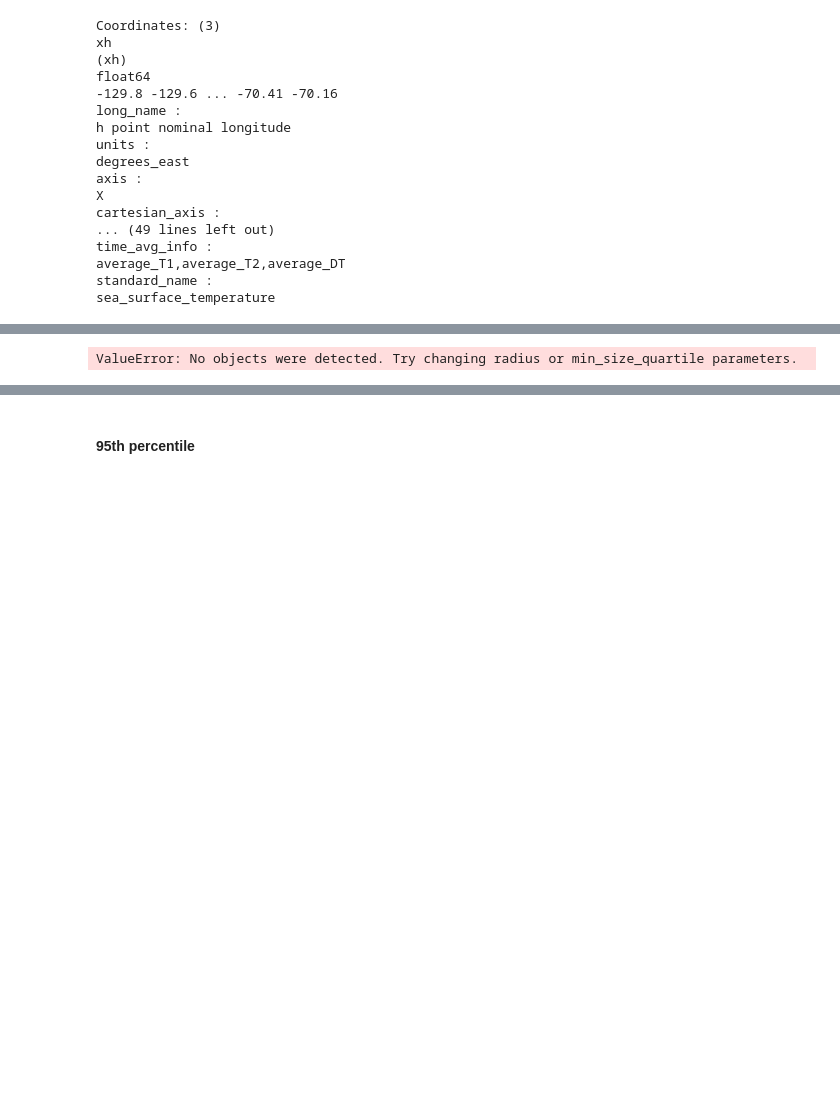
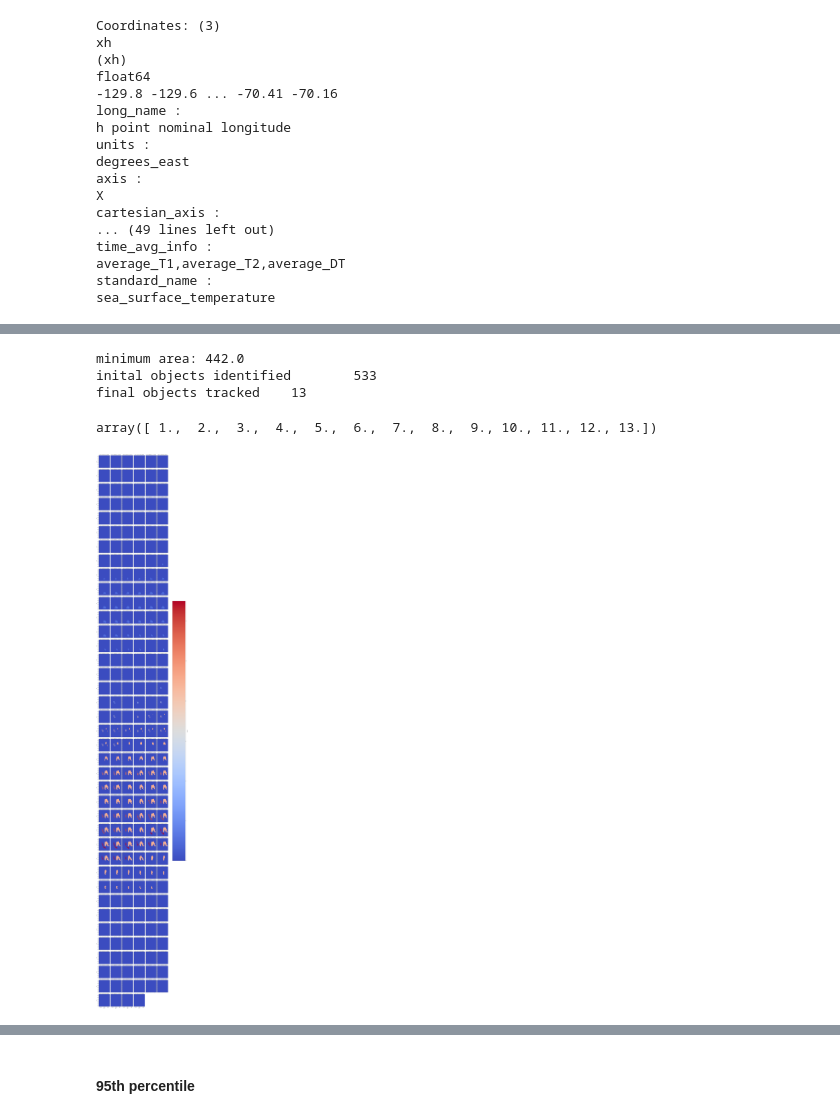
Before and after one commit to marianatorres4/WarmWaterMasses, a Jupyter notebook: notebooks/compute-climatology-test-ocetrac.ipynb, the cells around one changed output, grey strips where cells are left out. Cells and saved outputs as stored; diff of their text form; code cells hidden in the pictures; blank space fills up the shorter version.

Commit message:
Reran ocetrac with climatology data after fixing  bug in tracker.py

```diff
--- a/notebooks/compute-climatology-test-ocetrac.ipynb
+++ b/notebooks/compute-climatology-test-ocetrac.ipynb
@@ -17,6 +19 @@ climatology_dates = xr.open_dataarray(f"{mt_path}/climatology/climatology-manso-
-# %%
-# Loads the whole `tos` dataset. Takes ~5-10min
-dir_path = "/pub/hfdrake/datasets/CM4_MHW_blobs/"
-ds = xr.open_mfdataset(f"{dir_path}/data/ocean_daily_cmip*.nc", chunks={'time':100})
-region_tos = ds['tos'].sel(xh=slice(-130, -70), yh=slice(8, 38))
 # %% [markdown]
@@ -102,9 +78,19 @@ hot_water = climatology_dates.isel(time=slice(start,end)) > 29
 mask_ocean = 1 * np.ones(climatology_dates.shape[1:]) * np.isfinite(climatology_dates.isel(time=0))
 mask_land = 0 * np.ones(climatology_dates.shape[1:]) * np.isnan(climatology_dates.isel(time=0))
 mask = mask_ocean + mask_land
-Tracker = ocetrac.Tracker(hot_water, mask, radius=3, min_size_quartile=0.75, timedim='time', xdim='xh', ydim='yh', positive=True)
+size_thresh = 0.75
+radius= 4
+Tracker = ocetrac.Tracker(hot_water, mask, radius=radius, min_size_quartile=size_thresh, timedim='time', xdim='xh', ydim='yh', positive=True)
 # %%
 #Run ocetrac
 blobs = Tracker.track()
 # %% [output]
-ValueError: No objects were detected. Try changing radius or min_size_quartile parameters.
+minimum area: 442.0
+inital objects identified        533
+final objects tracked    13
+# %%
+ids = np.unique(blobs)#.sel(xh = slice(-138, 0), yh = slice(8, 49))
+ids = np.array([id for id in ids if ~np.isnan(id)])
+ids
+# %% [output]
+array([ 1.,  2.,  3.,  4.,  5.,  6.,  7.,  8.,  9., 10., 11., 12., 13.])
@@ -110,0 +100,7 @@ ValueError: No objects were detected. Try changing radius or min_size_quartile p
+# %%
+#plot events to check
+blobs.where(~np.isnan(blobs), 0).sel(time=slice(blobs.time[0].values,blobs.time[-1].values)).plot(col="time",col_wrap=6, cmap='coolwarm')
+plt.savefig(f"{mt_path}figures/check-ocetrac-v4-hfdfix-{size_thresh}-thresh-{radius}-radius.png")
+#plt.show()
+# %% [output]
+[figure, added]
```
Also changed, not shown: parts of 10 cells of this notebook.
